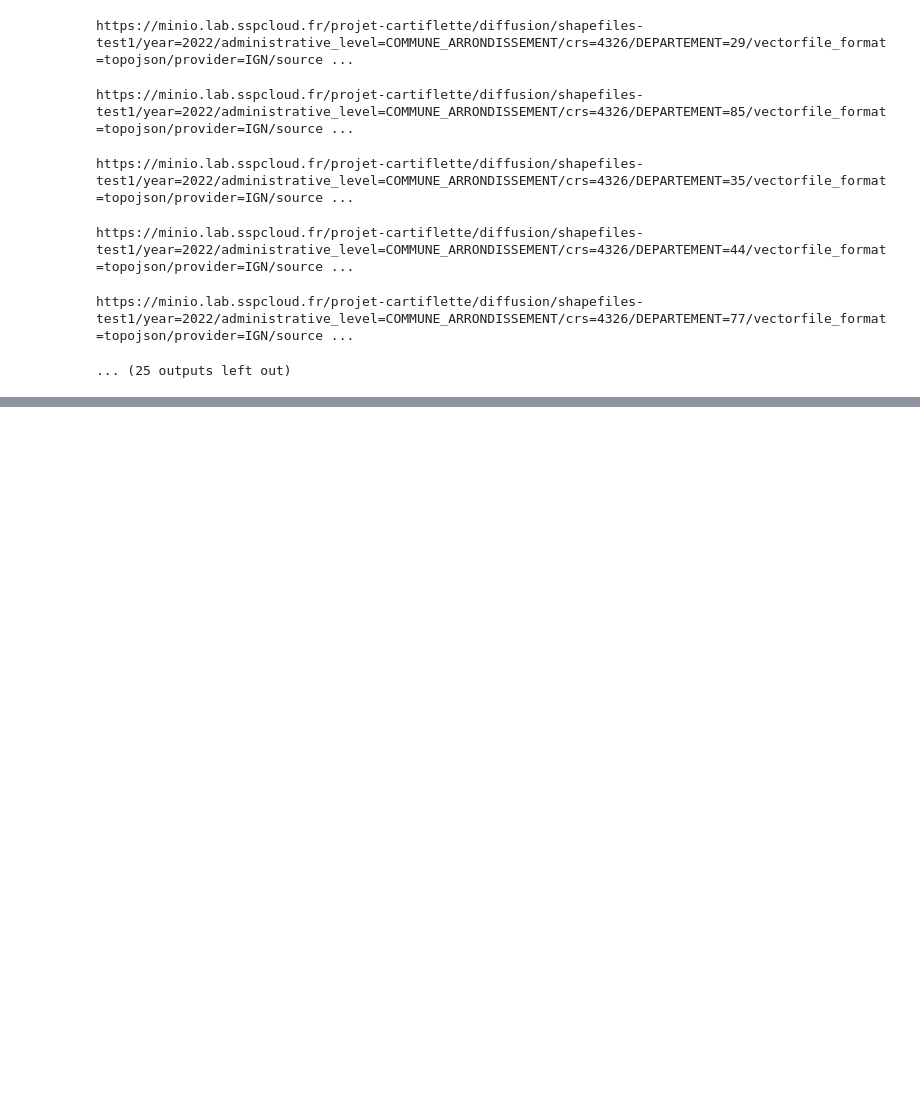
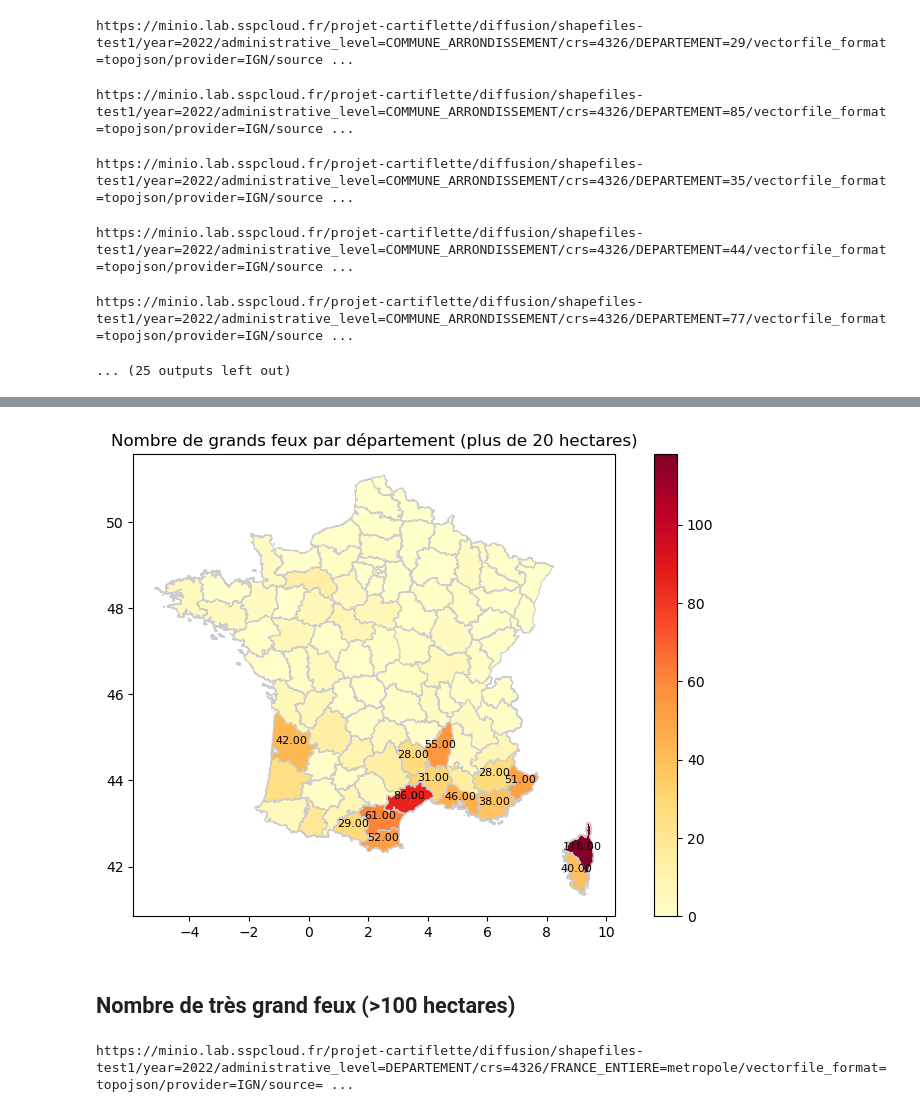
Before and after one commit to jjulietteschneider/Analyse-du-risque-des-feux-de-for-t, a Jupyter notebook: cartes.ipynb, the cells around one changed output, grey strips where cells are left out. Cells and saved outputs as stored; diff of their text form; code cells hidden in the pictures; blank space fills up the shorter version.

```diff
--- a/test_margaux.ipynb
+++ b/cartes.ipynb
@@ -603,0 +743,38 @@ https://minio.lab.sspcloud.fr/projet-cartiflette/diffusion/shapefiles-test1/year
+# %%
+non_concernes = ['75', '92', '93', '02', '08', '14', '22', '51', '53', '59', '62', '67', '68', '70', '77', '78', '80', '90', '94', '95']
+# %%
+for d in non_concernes:
+    counts.loc[len(counts)]=[d, 0]
+# %%
+counts = counts.set_index('Département')
+# %%
+for i in range(0, 96):
+    num = dep.loc[i, 'INSEE_DEP']
+    a = counts.loc[num, 'count']
+    dep.loc[i, 'nb_feu']=a
+# %%
+cmap = 'YlOrRd'
+
+# Définir la plage de valeurs pour la colormap
+vmin, vmax = dep['nb_feu'].min(), dep['nb_feu'].max()
+
+# Créer la figure et les axes
+fig, ax = plt.subplots(1, 1, figsize=(10, 6))
+
+# Utiliser la méthode plot avec l'argument cmap pour personnaliser le gradient de couleurs
+ax = dep.plot(column="nb_feu", cmap=cmap, linewidth=0.8, ax=ax, edgecolor='0.8', legend=True, vmin=vmin, vmax=vmax)
+
+for idx, row in dep.iterrows():
+    if row['nb_feu']>25:
+        ax.annotate(text=f"{row['nb_feu']:.2f}", xy=(row.geometry.centroid.x, row.geometry.centroid.y),
+                    color='black', fontsize=8, ha='center')
+
+# Ajouter un titre à la carte
+plt.title('Nombre de grands feux par département (plus de 20 hectares)')
+
+# Afficher la carte
+plt.show()
+# %% [output]
+[figure, added]
+# %% [markdown]
+## Nombre de très grand feux (>100 hectares)
@@ -603,0 +783,13 @@ https://minio.lab.sspcloud.fr/projet-cartiflette/diffusion/shapefiles-test1/year
+# %%
+dep = s3.download_vectorfile_url_all(
+    values = "metropole",
+    crs = 4326,
+    borders = "DEPARTEMENT",
+    vectorfile_format="topojson",
+    filter_by="FRANCE_ENTIERE",
+    source="EXPRESS-COG-CARTO-TERRITOIRE",
+    year=2022)
+
+dep["area"] = dep.to_crs(2154).area
+# %% [output]
+https://minio.lab.sspcloud.fr/projet-cartiflette/diffusion/shapefiles-test1/year=2022/administrative_level=DEPARTEMENT/crs=4326/FRANCE_ENTIERE=metropole/vectorfile_format=topojson/provider=IGN/source= ...
```
Also changed, not shown: parts of 36 cells of this notebook.
